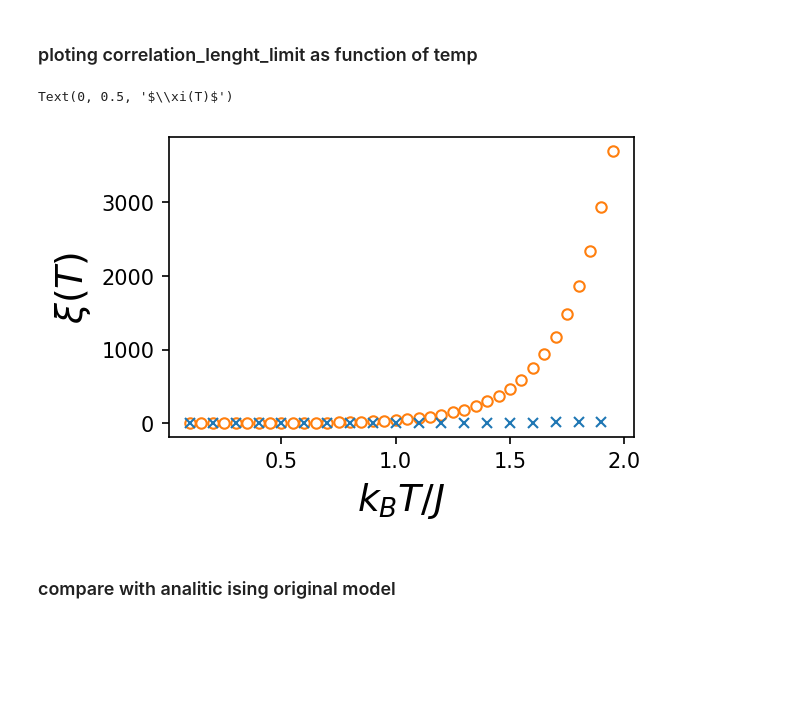
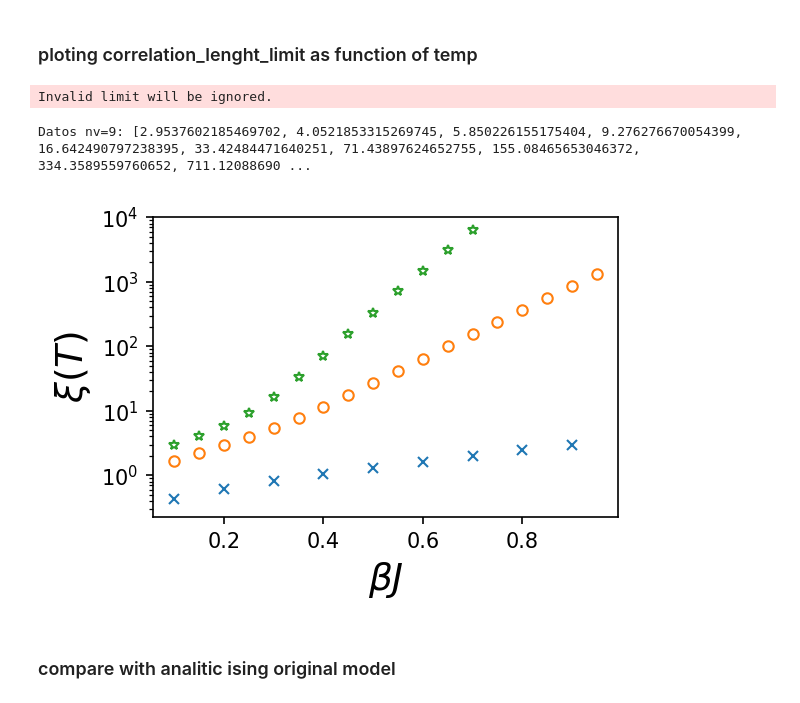
Before and after one commit to oarodriguez/isingchat, a Jupyter notebook: Notebooks/Drafts/Correlation function.ipynb, the cells around one changed output. Drawn from its saved outputs; the diff is of its cells as text; code cells hidden in the pictures; blank space fills up the shorter version.

```diff
--- a/Notebooks/Drafts/Correlation function.ipynb
+++ b/Notebooks/Drafts/Correlation function.ipynb
@@ -328,8 +323,11 @@ Text(0, 0.5, '$G(\\rho)$')
 # %%
 # temp = 2
 mag_field = 0
-p=1.5
-nv = 3
+p=1.2
+nv = 5
+x_min = 0.001
+x
+x_max = 1
 interactions = 1/np.arange(1,nv+1,1)**p
 # interactions = np.array([1.0, 0.5,0.33]) # p=1
 # interactions = np.array([1.0]) # p=1
@@ -340,41 +338,68 @@ fig1: Figure = pyplot.figure(figsize=(4, 9), dpi=150)
 # fig1: Figure = pyplot.figure(figsize=(4, 4*(2/3)), dpi=150)
 
 grid_spec = GridSpec(3, 1)
 
 # Specific heat subplot.
 ax: Axes = fig1.add_subplot(grid_spec[0, 0])
 
-x_data = np.arange(0.1,2,0.05)
+x_data = np.arange(0.1,1,0.05)
 # y_data = [corr_lenght_ising_original_limit_zero_h(x) for x in x_data]
 
 # ax.plot(x_data, y_data, marker="o", lw=0,color='C0',label='adjust without nv=1')
 # # ax.semilogy(x_data, y_data, marker="o", lw=0,color='C0',label='adjust without nv=1')
 
 y_data = [correlation_lenght_limit(
     1/temp,
     mag_field,
     interactions
 ) for temp in x_data]
 
-ax.plot(x_data, y_data, marker="o",markersize=5,mfc='none', lw=0,color='C1',label='adjust without nv=1')
+# y_data_log = [np.log(correlation_lenght_limit(
+#     1/temp,
+#     mag_field,
+#     interactions
+# )) for temp in x_data]
 
-x_data = np.arange(0.1,2,0.1)
+
+# ax.plot(x_data, y_data, marker="o",markersize=5,mfc='none', lw=0,color='C1',label='adjust without nv=1')
+ax.semilogy(x_data, y_data, marker="o",markersize=5,mfc='none', lw=0,color='C1',label='adjust without nv=1')
+
+x_data = np.arange(0.1,1,0.1)
 y_data = [corr_lenght_ising_original_limit_zero_h(
     1/temp
 ) for temp in x_data]
 
-ax.plot(x_data, y_data, marker="x",markersize=5, lw=0,color='C0',label='adjust without nv=1')
+# ax.plot(x_data, y_data, marker="x",markersize=5, lw=0,color='C0',label='adjust without nv=1')
+ax.semilogy(x_data, y_data, marker="x",markersize=5, lw=0,color='C0',label='adjust without nv=1')
+
+nv = 9
+interactions = 1/np.arange(1,nv+1,1)**p
+
+x_data = np.arange(0.1,1,0.05)
+
+y_data = [correlation_lenght_limit(
+    1/temp,
+    mag_field,
+    interactions
+) for temp in x_data]
+
+# ax.plot(x_data, y_data, marker="*",markersize=5,mfc='none', lw=0,color='C2',label='adjust without nv=1')
+ax.semilogy(x_data, y_data, marker="*",markersize=5,mfc='none', lw=0,color='C2',label='adjust without nv=1')
 
 # labels configurations
 ax.xaxis.label.set_size(18)
-ax.set_xlabel(r"$k_BT/J$")
-# ax.set_xlabel(r"$\beta J$")
+# ax.set_xlabel(r"$k_BT J$")
+ax.set_xlabel(r"$\beta J$")
 
 ax.yaxis.label.set_size(18)
 ax.set_ylabel(r"$\xi(T)$")
+
+ax.set_ylim(0, 10000)
+print('Datos nv={}: {}'.format(nv,y_data))
 # %% [output]
-Text(0, 0.5, '$\\xi(T)$')
+Invalid limit will be ignored.
+Datos nv=9: [2.9537602185469702, 4.0521853315269745, 5.850226155175404, 9.276276670054399, 16.642490797238395, 33.42484471640251, 71.43897624652755, 155.08465653046372, 334.3589559760652, 711.12088690 ...
-[figure, old version]
+[figure, new version]
 # %% [markdown]
 ### compare with analitic ising original model
 # %%
```
Also changed, not shown: parts of 2 cells of this notebook, 5 other files.
